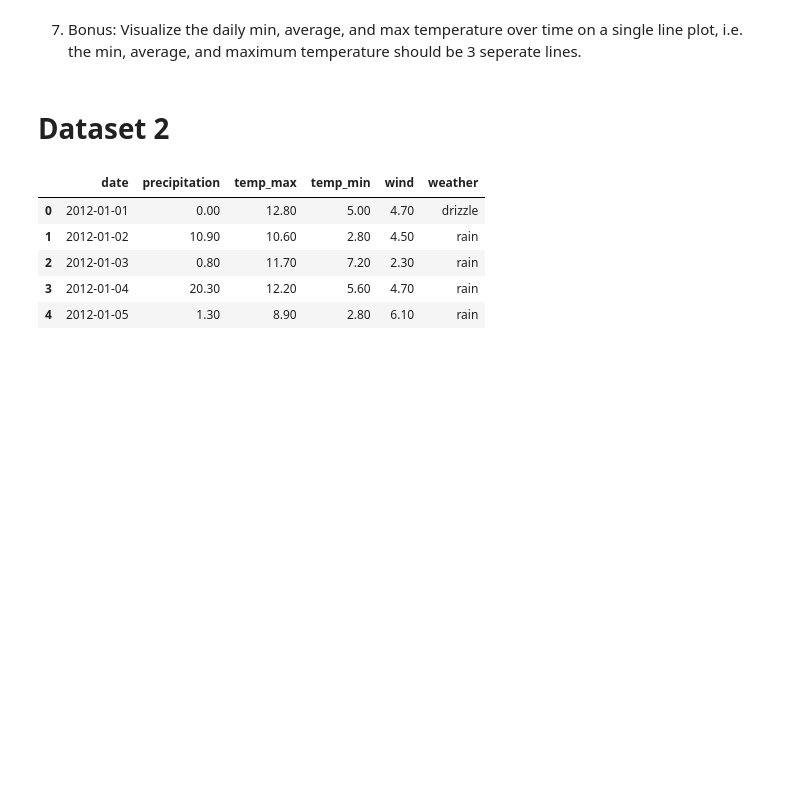
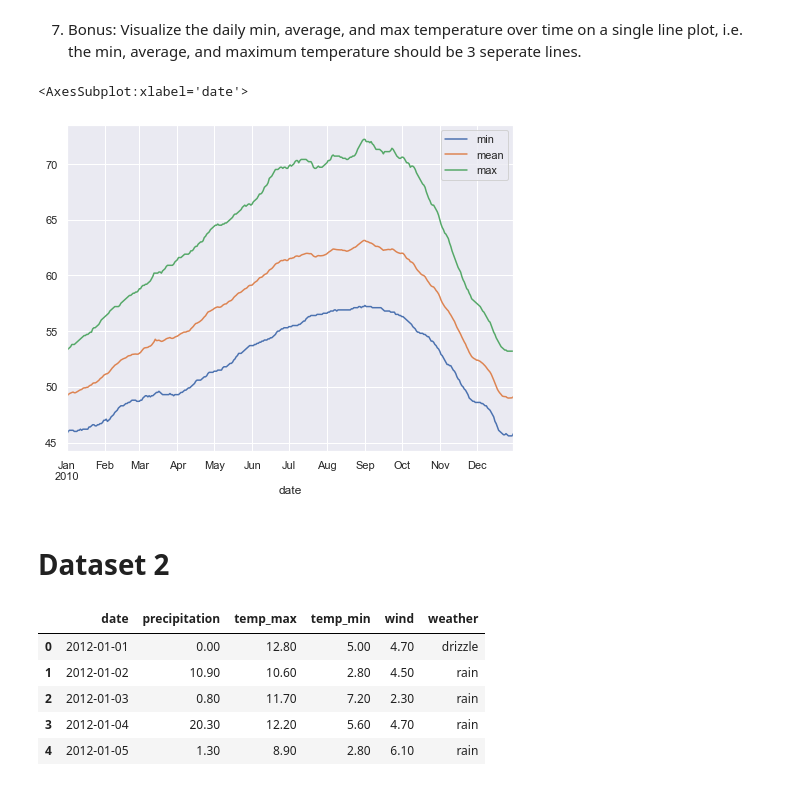
Before and after one commit to ljackson707/time-series-exercises, a Jupyter notebook: time-series/tsa_exercises.ipynb, the cells around one changed output. Saved outputs shown, nothing was run; the diff lists cells and outputs as text; code cells hidden in the pictures; blank space fills up the shorter version.

```diff
--- a/time-series/tsa_exercises.ipynb
+++ b/time-series/tsa_exercises.ipynb
@@ -208,5 +249,11 @@ dtype: object
 # %% [markdown]
 7) Bonus: Visualize the daily min, average, and max temperature over time on a single line plot, i.e. the min, average, and maximum temperature should be 3 seperate lines.
+# %%
+df = reset(df)
+df.temp.resample('D').agg(['min', 'mean', 'max']).plot()
+# %% [output]
+<AxesSubplot:xlabel='date'>
+[figure, added]
 # %% [markdown]
 # Dataset 2
 # %%
```
Also changed, not shown: parts of 25 cells of this notebook.
